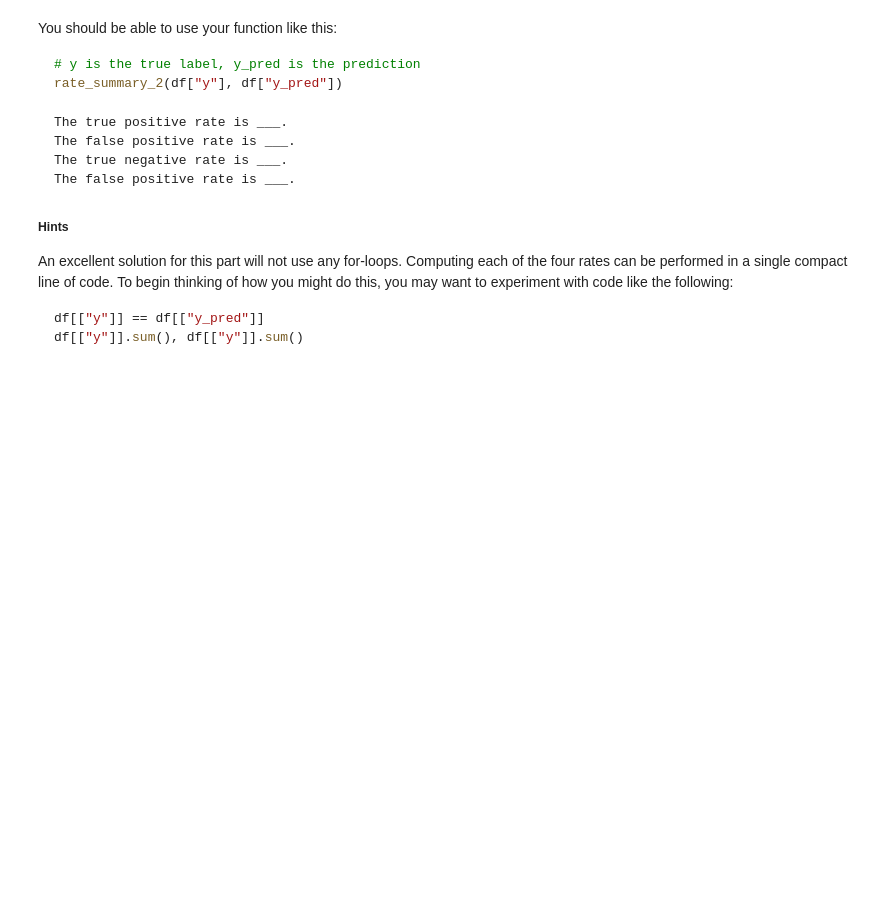
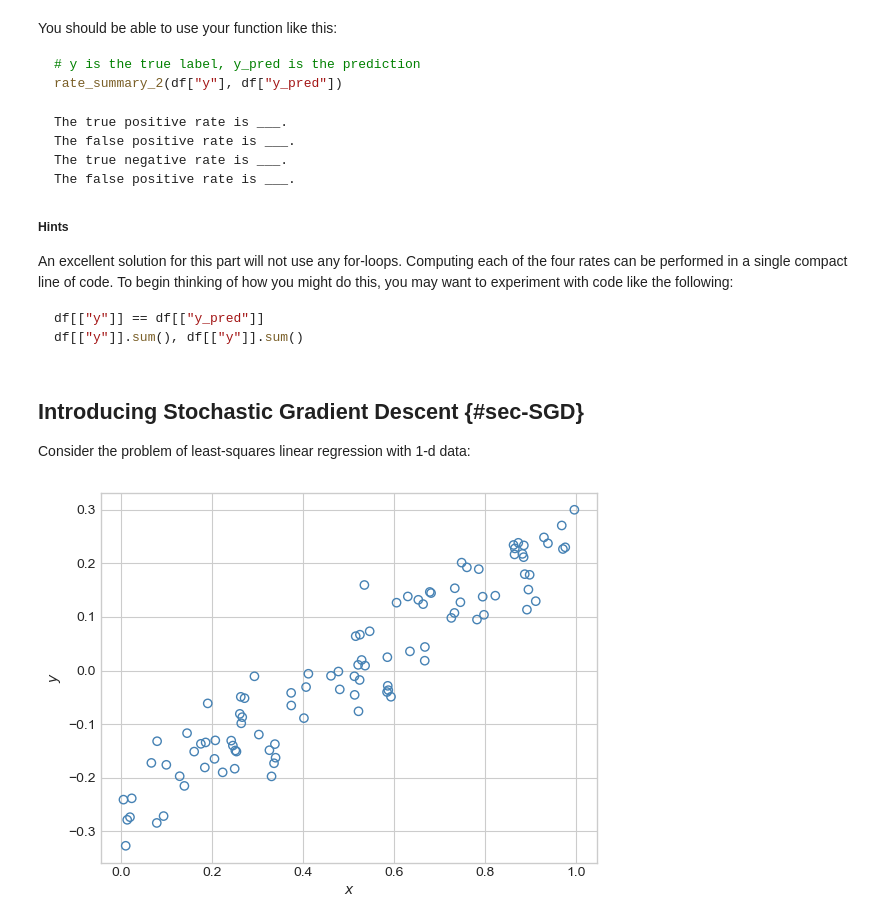
Before and after one commit to middlebury-csci-0451/CSCI-0451-s24, a Jupyter notebook: warmup-exercises.ipynb, the cells around one changed output. Cells and saved outputs as stored; diff of their text form; code cells hidden in the pictures; blank space fills up the shorter version.

````diff
--- a/warmup-exercises.ipynb
+++ b/warmup-exercises.ipynb
@@ -1061,3 +1061,24 @@ An excellent solution for this part will not use any for-loops. Computing each o
 df[["y"]] == df[["y_pred"]]
 df[["y"]].sum(), df[["y"]].sum()
 ```
+# %% [markdown]
+## Introducing Stochastic Gradient Descent {#sec-SGD}
+
+Consider the problem of least-squares linear regression with 1-d data:
+# %%
+import torch
+from matplotlib import pyplot as plt
+plt.style.use('seaborn-v0_8-whitegrid')
+
+def regression_data(n = 100, w = torch.Tensor([-0.7, 0.5]), x_max = 1):
+
+    x = torch.rand(n)*x_max
+    y = x*w[1] + w[0] + 0.05*torch.randn(n)
+    return x, y
+
+x, y = regression_data()
+
+plt.scatter(x, y, facecolors = "none", edgecolors = "steelblue")
+labs = plt.gca().set(xlabel = r"$x$", ylabel = r"$y$")
+# %% [output]
+[figure, added]
````
Also changed, not shown: parts of 1 cell of this notebook, 12 other files.
